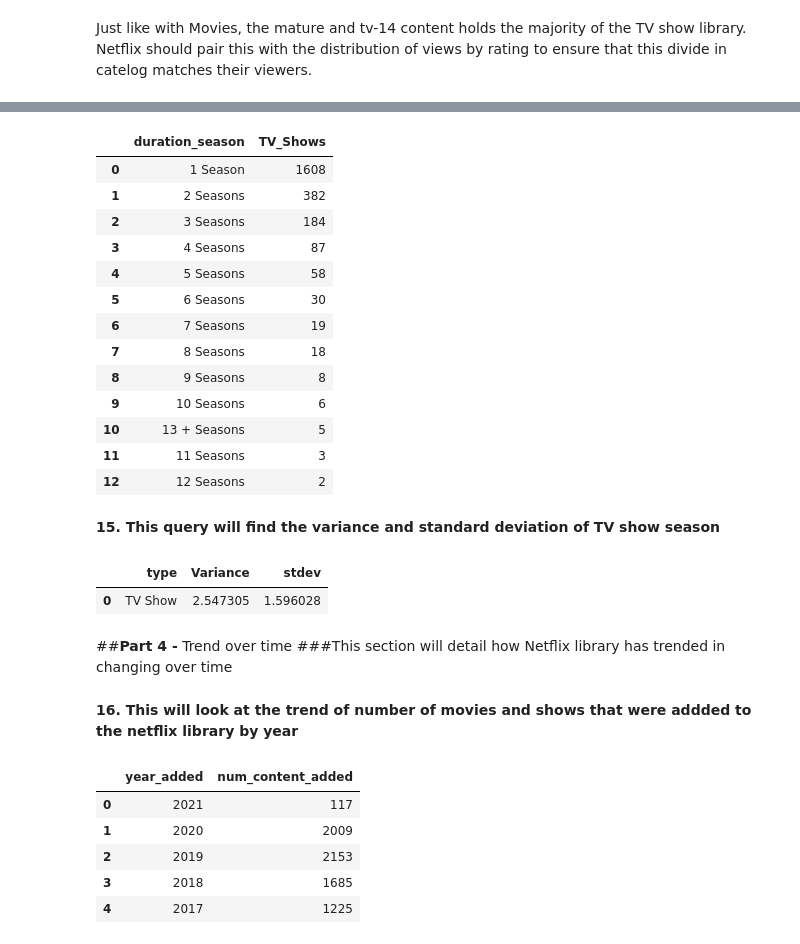
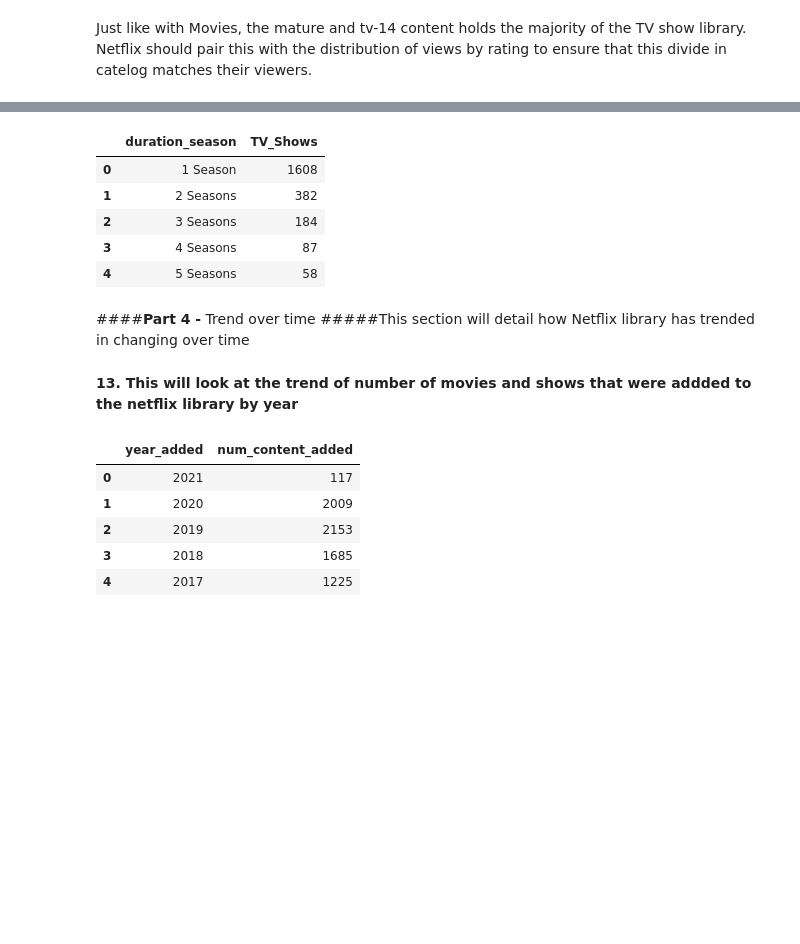
Before and after one commit to aditya248/Netflix-Exploratory-Data-Analysis, a Jupyter notebook: BA775_TeamProject_B2T8.ipynb, the cells around one changed output, grey strips where cells are left out. Cells and saved outputs as stored; diff of their text form; code cells hidden in the pictures; blank space fills up the shorter version.

```diff
--- a/BA775_TeamProject_B2T8.ipynb
+++ b/BA775_TeamProject_B2T8.ipynb
@@ -273,60 +227,37 @@ Just like with Movies, the mature and tv-14 content holds the majority of the TV
 # %%
 %%bigquery --project=ba775-team8-b2
 SELECT duration_season, COUNT(*) AS TV_Shows FROM
 (
 SELECT CASE
 WHEN duration = '1 Season' THEN '1 Season'
 WHEN duration = '2 Seasons' Then '2 Seasons'
 WHEN duration = '3 Seasons' Then '3 Seasons'
 WHEN duration = '4 Seasons' Then '4 Seasons'
 WHEN duration = '5 Seasons' Then '5 Seasons'
 WHEN duration = '6 Seasons' Then '6 Seasons'
 WHEN duration = '7 Seasons' Then '7 Seasons'
 WHEN duration = '8 Seasons' Then '8 Seasons'
 WHEN duration = '9 Seasons' Then '9 Seasons'
 WHEN duration = '10 Seasons' Then '10 Seasons'
-WHEN duration = '11 Seasons' Then '11 Seasons'
-WHEN duration = '12 Seasons' Then '12 Seasons'
-ELSE '13 + Seasons' END AS duration_season
+ELSE '10 + Seasons' END AS duration_season
 FROM `ba775-team8-b2.Netflix.netflix_titles`
 WHERE type='TV Show'
 )
 GROUP BY duration_season
 ORDER BY TV_Shows DESC
+LIMIT 5
 # %% [output]
 |  | duration_season | TV_Shows |
 | 0 | 1 Season | 1608 |
 | 1 | 2 Seasons | 382 |
 | 2 | 3 Seasons | 184 |
 | 3 | 4 Seasons | 87 |
 | 4 | 5 Seasons | 58 |
-| 5 | 6 Seasons | 30 |
-| 6 | 7 Seasons | 19 |
-| 7 | 8 Seasons | 18 |
-| 8 | 9 Seasons | 8 |
-| 9 | 10 Seasons | 6 |
-| 10 | 13 + Seasons | 5 |
-| 11 | 11 Seasons | 3 |
-| 12 | 12 Seasons | 2 |
-# %% [markdown]
-**15. This query will find the variance and standard deviation of TV show season**
-# %%
-%%bigquery --project=ba775-team8-b2
-SELECT type,
-       AVG(new_duration * new_duration) - AVG(new_duration) * AVG(new_duration) AS Variance,
-       SQRT(AVG(new_duration*new_duration) - AVG(new_duration)*AVG(new_duration)) AS stdev FROM
-(SELECT type,CAST(REPLACE(REPLACE(REPLACE(duration,'min',''),'Season',''),'s','') AS INT64) AS new_duration
-FROM `ba775-team8-b2.Netflix.netflix_titles`)
-WHERE type = 'TV Show'
-GROUP BY type
-# %% [output]
-|  | type | Variance | stdev |
-| 0 | TV Show | 2.547305 | 1.596028 |
 # %% [markdown]
-##**Part 4 -** Trend over time
-###This section will detail how Netflix library has trended in changing over time
+####**Part 4 -** Trend over time
+#####This section will detail how Netflix library has trended in changing over time
 # %% [markdown]
-**16. This will look at the trend of number of movies and shows that were addded to the netflix library by year**
+**13. This will look at the trend of number of movies and shows that were addded to the netflix library by year**
 # %%
 %%bigquery --project=ba775-team8-b2
 SELECT  RIGHT(date_added, 4) AS year_added,
```
Also changed, not shown: parts of 33 cells of this notebook.
